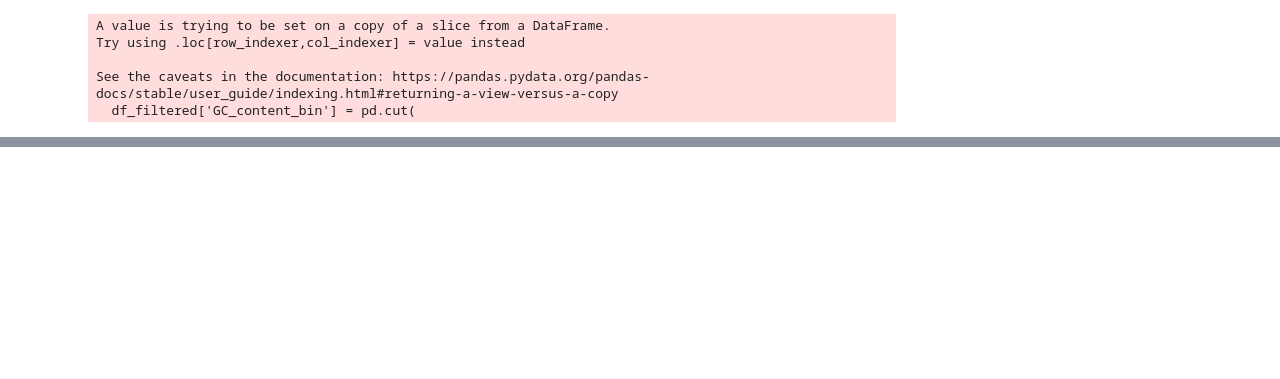
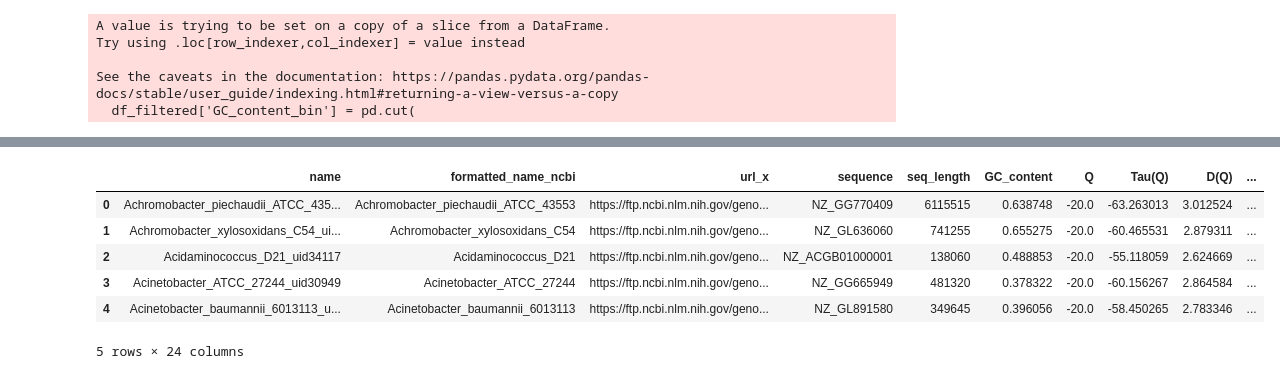
Before and after one commit to DiegoFLM/Analysis-of-microbial-genomes--MFA-GC-content-lifestyle-and-human-microbiome, a Jupyter notebook: notebooks_and_info/data_analysis/results_analysis/results_viz_taxonomy_hm.ipynb, the cells around one changed output, grey strips where cells are left out. Cells and saved outputs as stored; diff of their text form; code cells hidden in the pictures; blank space fills up the shorter version.

```diff
--- a/notebooks_and_info/data_analysis/results_analysis/results_viz_taxonomy_hm.ipynb
+++ b/notebooks_and_info/data_analysis/results_analysis/results_viz_taxonomy_hm.ipynb
@@ -8,6 +9,9 @@ from matplotlib.lines import Line2D
 import seaborn as sns
 # %% [markdown]
 # Constants
+# %%
+pd.set_option('display.max_colwidth', None)
+pd.set_option('display.max_columns', None)
 # %%
 PATH_DATA = Path.cwd().parent.parent.parent / 'data'
 PATH_DATA.exists()
@@ -423,0 +470,10 @@ plt.show()
+# %%
+df_combined_hm.head()
+# %% [output]
+|  | name | formatted_name_ncbi | url_x | sequence | seq_length | GC_content | Q | Tau(Q) | D(Q) | ... |
+| 0 | Achromobacter_piechaudii_ATCC_435... | Achromobacter_piechaudii_ATCC_43553 | https://ftp.ncbi.nlm.nih.gov/geno... | NZ_GG770409 | 6115515 | 0.638748 | -20.0 | -63.263013 | 3.012524 | ... |
+| 1 | Achromobacter_xylosoxidans_C54_ui... | Achromobacter_xylosoxidans_C54 | https://ftp.ncbi.nlm.nih.gov/geno... | NZ_GL636060 | 741255 | 0.655275 | -20.0 | -60.465531 | 2.879311 | ... |
+| 2 | Acidaminococcus_D21_uid34117 | Acidaminococcus_D21 | https://ftp.ncbi.nlm.nih.gov/geno... | NZ_ACGB01000001 | 138060 | 0.488853 | -20.0 | -55.118059 | 2.624669 | ... |
+| 3 | Acinetobacter_ATCC_27244_uid30949 | Acinetobacter_ATCC_27244 | https://ftp.ncbi.nlm.nih.gov/geno... | NZ_GG665949 | 481320 | 0.378322 | -20.0 | -60.156267 | 2.864584 | ... |
+| 4 | Acinetobacter_baumannii_6013113_u... | Acinetobacter_baumannii_6013113 | https://ftp.ncbi.nlm.nih.gov/geno... | NZ_GL891580 | 349645 | 0.396056 | -20.0 | -58.450265 | 2.783346 | ... |
+5 rows × 24 columns
```
Also changed, not shown: parts of 24 cells of this notebook.
